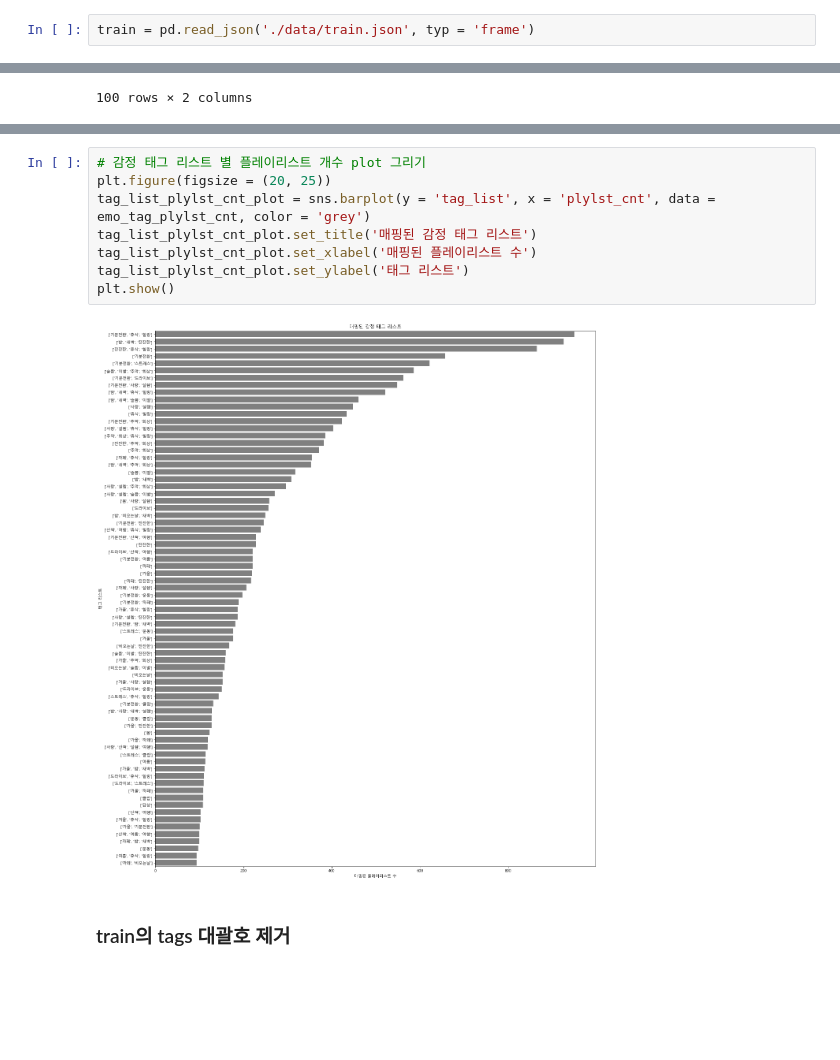
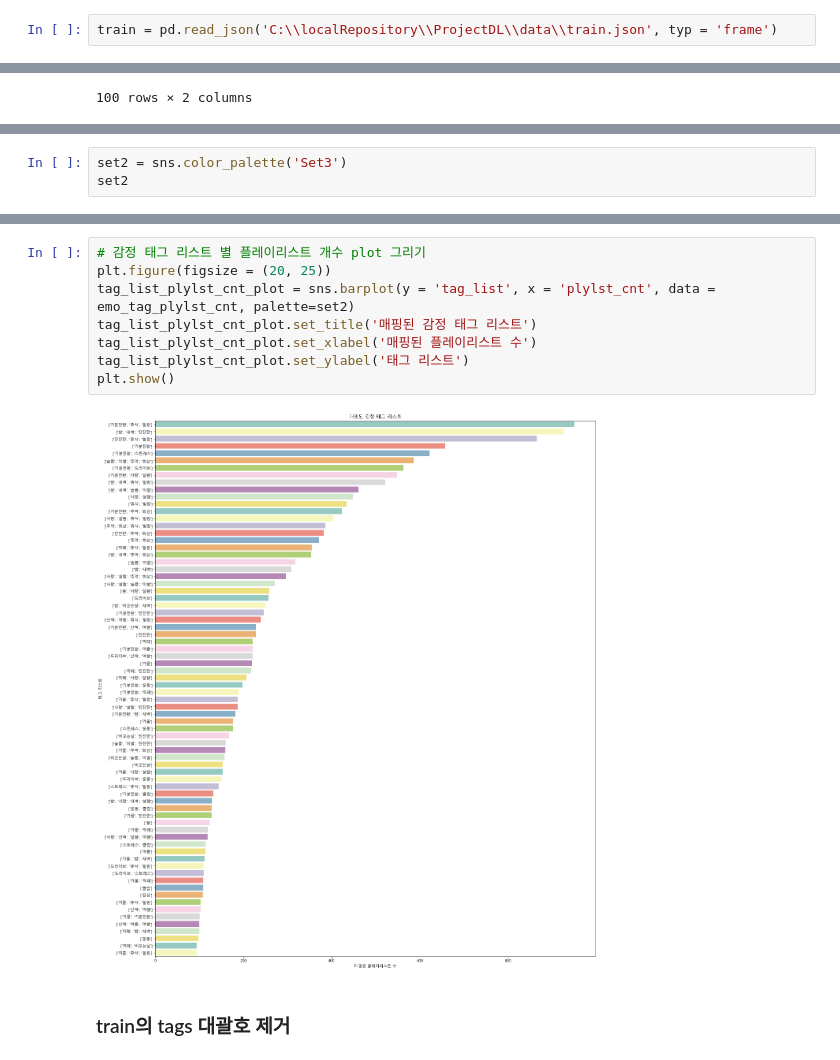
Before and after one commit to leesominn/ProjectDL, a Jupyter notebook: preprocessing/melon_playlist_preprocessing.ipynb, the cells around one changed output, grey strips where cells are left out. Saved outputs shown, nothing was run; the diff lists cells and outputs as text; blank space fills up the shorter version.

```diff
--- a/preprocessing/melon_playlist_preprocessing.ipynb
+++ b/preprocessing/melon_playlist_preprocessing.ipynb
@@ -15,5 +15,5 @@ font_path = 'C:/Windows/Fonts/malgun.ttf'
 font_name = fm.FontProperties(fname=font_path).get_name()
 plt.rc('font',family=font_name)
 # %%
-train = pd.read_json('./data/train.json', typ = 'frame')
+train = pd.read_json('C:\\localRepository\\ProjectDL\\data\\train.json', typ = 'frame')
 # %%
@@ -209 +209,4 @@ emo_tag_plylst_cnt
 74 rows × 2 columns
+# %%
+set2 = sns.color_palette('Set3')
+set2
@@ -210,13 +226,13 @@ emo_tag_plylst_cnt
 # %%
 # 감정 태그 리스트 별 플레이리스트 개수 plot 그리기
 plt.figure(figsize = (20, 25))
-tag_list_plylst_cnt_plot = sns.barplot(y = 'tag_list', x = 'plylst_cnt', data = emo_tag_plylst_cnt, color = 'grey')
+tag_list_plylst_cnt_plot = sns.barplot(y = 'tag_list', x = 'plylst_cnt', data = emo_tag_plylst_cnt, palette=set2)
 tag_list_plylst_cnt_plot.set_title('매핑된 감정 태그 리스트')
 tag_list_plylst_cnt_plot.set_xlabel('매핑된 플레이리스트 수')
 tag_list_plylst_cnt_plot.set_ylabel('태그 리스트')
 plt.show()
 # %% [output]
-[figure, old version]
+[figure, new version]
 # %% [markdown]
 ### train의 tags 대괄호 제거
 # %%
```
Also changed, not shown: parts of 8 cells of this notebook, 1 other file.
